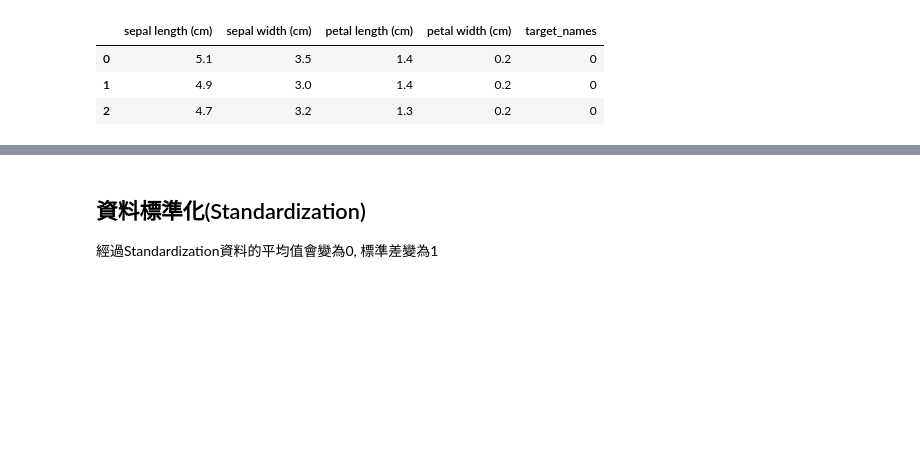
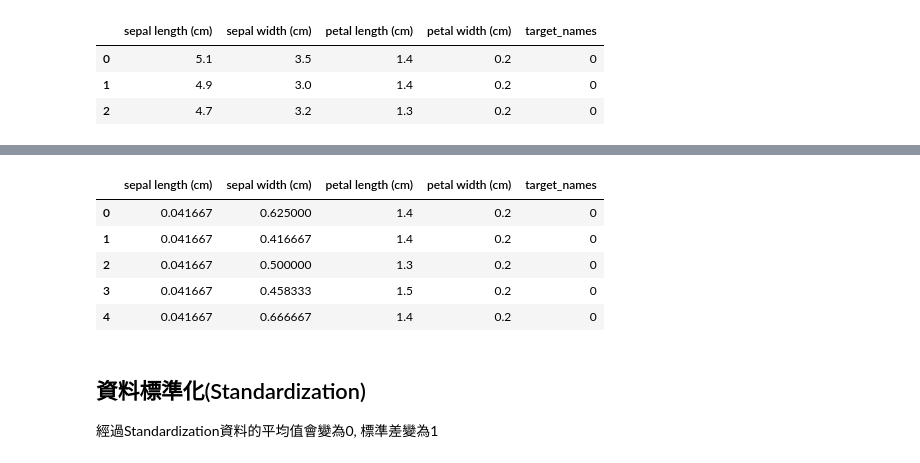
Before and after one commit to chiangmengche/IMLP449, a Jupyter notebook: Unit03/5_Prepocessing_實戰.ipynb, the cells around one changed output, grey strips where cells are left out. Saved outputs shown, nothing was run; the diff lists cells and outputs as text; code cells hidden in the pictures; blank space fills up the shorter version.

```diff
--- a/Unit03/5_Prepocessing_實戰.ipynb
+++ b/Unit03/5_Prepocessing_實戰.ipynb
@@ -233,3 +231,24 @@ target_names: ['setosa' 'versicolor' 'virginica']
+# %%
+data['sepal length (cm)'] = (data['sepal length (cm)'] - data['sepal length (cm)'].min()) /\
+                            (data['sepal length (cm)'].max() - data['sepal length (cm)'].min())
+
+data['sepal width (cm)'] = (data['sepal width (cm)'] - data['sepal width (cm)'].min()) /\
+                            (data['sepal width (cm)'].max() - data['sepal width (cm)'].min())
+
+data['sepal length (cm)'] = (data['petal length (cm)'] - data['petal length (cm)'].min()) /\
+                            (data['petal length (cm)'].max() - data['petal length (cm)'].min())
+
+data['sepal length (cm)'] = (data['petal width (cm)'] - data['petal width (cm)'].min()) /\
+                            (data['petal width (cm)'].max() - data['petal width (cm)'].min())
+
+data.head()
+# %% [output]
+|  | sepal length (cm) | sepal width (cm) | petal length (cm) | petal width (cm) | target_names |
+| 0 | 0.041667 | 0.625000 | 1.4 | 0.2 | 0 |
+| 1 | 0.041667 | 0.416667 | 1.4 | 0.2 | 0 |
+| 2 | 0.041667 | 0.500000 | 1.3 | 0.2 | 0 |
+| 3 | 0.041667 | 0.458333 | 1.5 | 0.2 | 0 |
+| 4 | 0.041667 | 0.666667 | 1.4 | 0.2 | 0 |
 # %% [markdown]
 ## 資料標準化(Standardization)
 經過Standardization資料的平均值會變為0, 標準差變為1
```
Also changed, not shown: parts of 4 cells of this notebook.
